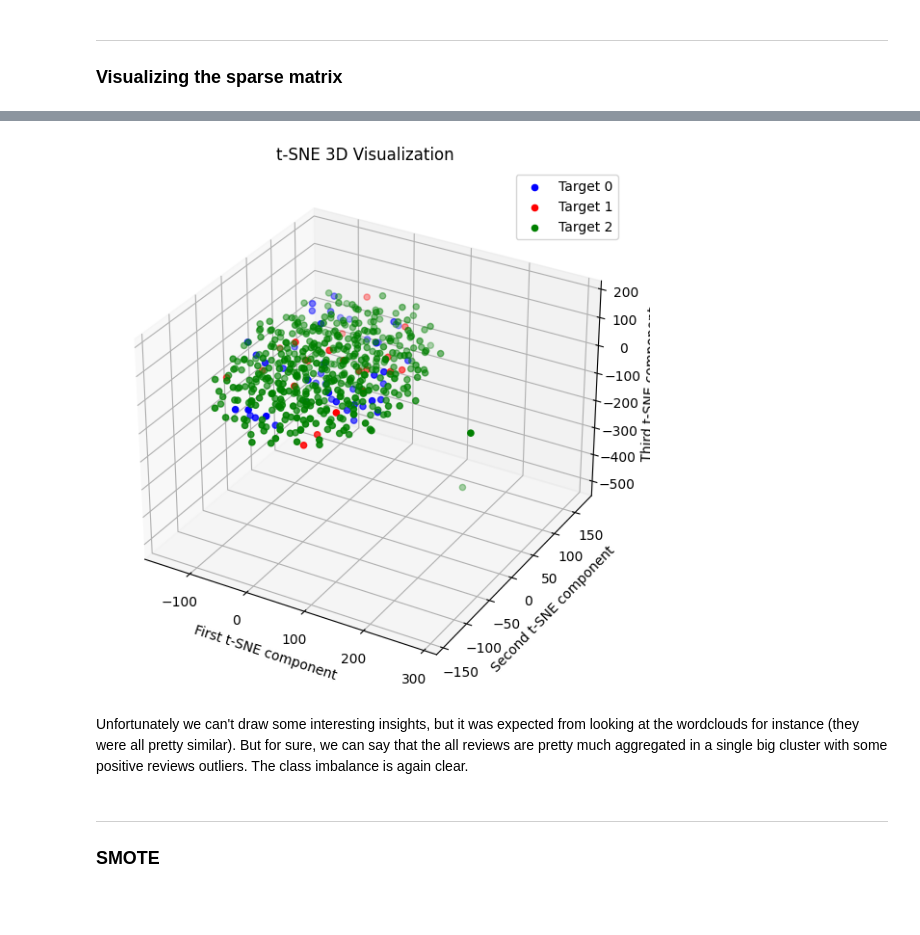
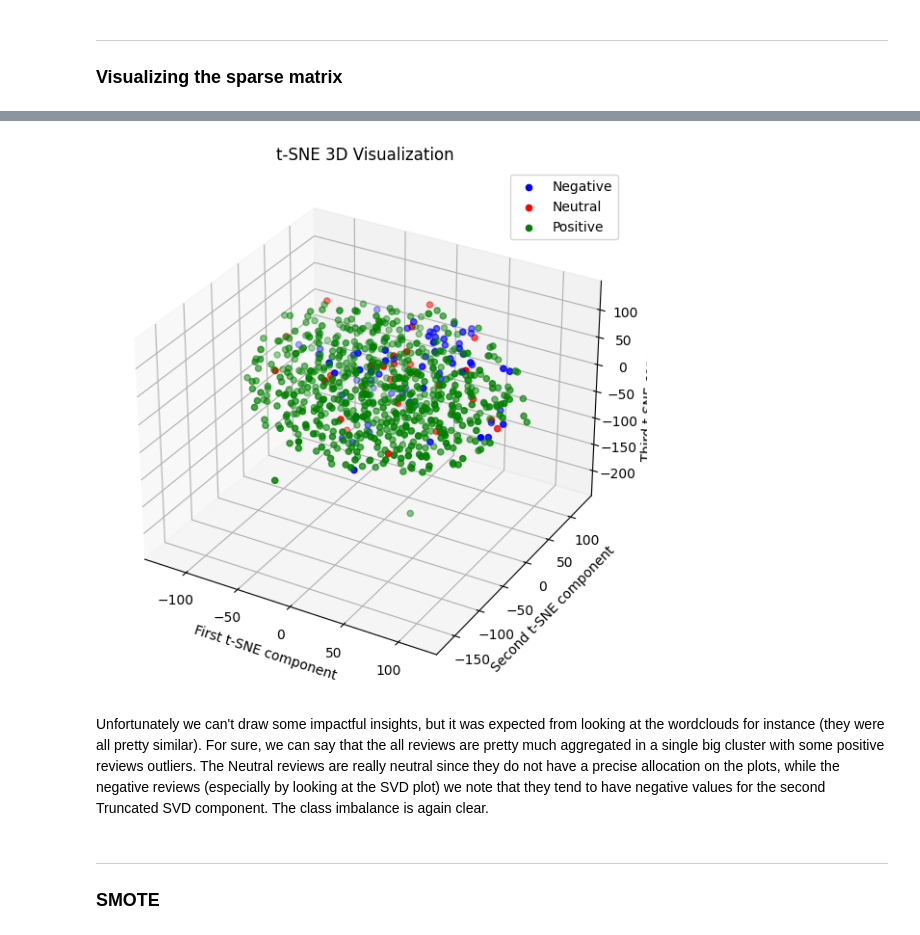
Before and after one commit to DavidAlexanderMoe/Sentiment-Analysis-and-Web-Scraping, a Jupyter notebook: Scripts/Analysis/3. Feature Engineering, Extraction and Selection.ipynb, the cells around one changed output, grey strips where cells are left out. Saved outputs shown, nothing was run; the diff lists cells and outputs as text; code cells hidden in the pictures; blank space fills up the shorter version.

```diff
--- a/Scripts/Analysis/3. Feature Engineering, Extraction and Selection.ipynb
+++ b/Scripts/Analysis/3. Feature Engineering, Extraction and Selection.ipynb
@@ -228,13 +232,14 @@ Tsvd = svd.fit_transform(X_train)
 # %%
 target_colors = ['blue', 'red', 'green']
-target_labels = y_train.values
+target_labels = y.values
+label_mapping = {2: "Positive", 1: "Neutral", 0: "Negative"}
 
 for value in set(target_labels):
     plt.scatter(
         Tsvd[target_labels == value, 0],
         Tsvd[target_labels == value, 1],
         color=target_colors[value],
-        label=f"Target {value}"
+        label=f"{label_mapping[value]}"
     )
 
 plt.title("Truncated SVD Visualization")
@@ -247,16 +252,17 @@ plt.show()
 # %%
 tsne = TSNE(n_components=2, random_state=42)
-embedded_tsne = tsne.fit_transform(X_train)
+embedded_tsne = tsne.fit_transform(X)
 # %%
 target_colors = ['blue', 'red', 'green']
-target_labels = y_train.values
+target_labels = y.values
+label_mapping = {2: "Positive", 1: "Neutral", 0: "Negative"}
 
 for value in set(target_labels):
     plt.scatter(
         embedded_tsne[target_labels == value, 1],
         embedded_tsne[target_labels == value, 0],
         color=target_colors[value],
-        label=f"Target {value}"
+        label=f"{label_mapping[value]}"
     )
 
 plt.title("t-SNE Visualization")
@@ -269,33 +275,34 @@ plt.show()
 # %%
 tsne = TSNE(n_components=3, random_state=42)
-embedded_tsne = tsne.fit_transform(X_train)
+embedded_tsne = tsne.fit_transform(X)
 # %%
 plt.style.use('default')
 # %%
 target_colors = ['blue', 'red', 'green']
-target_labels = y_train.values
+target_labels = y.values
+label_mapping = {2: "Positive", 1: "Neutral", 0: "Negative"}
 
 fig = plt.figure(figsize=(9,7))
 ax = fig.add_subplot(111, projection='3d')
 for value in set(target_labels):
     ax.scatter(
         embedded_tsne[target_labels == value, 0],
         embedded_tsne[target_labels == value, 1],
         embedded_tsne[target_labels == value, 2],
         color=target_colors[value],
-        label=f"Target {value}"
+        label=f"{label_mapping[value]}"
     )
 
 ax.set_title("t-SNE 3D Visualization")
 ax.set_xlabel("First t-SNE component")
 ax.set_ylabel("Second t-SNE component")
 ax.set_zlabel("Third t-SNE component")
 ax.legend()
 plt.show()
 # %% [output]
-[figure, old version]
+[figure, new version]
 # %% [markdown]
-Unfortunately we can't draw some interesting insights, but it was expected from looking at the wordclouds for instance (they were all pretty similar). But for sure, we can say that the all reviews are pretty much aggregated in a single big cluster with some positive reviews outliers. The class imbalance is again clear.
+Unfortunately we can't draw some impactful insights, but it was expected from looking at the wordclouds for instance (they were all pretty similar). For sure, we can say that the all reviews are pretty much aggregated in a single big cluster with some positive reviews outliers. The Neutral reviews are really neutral since they do not have a precise allocation on the plots, while the negative reviews (especially by looking at the SVD plot) we note that they tend to have negative values for the second Truncated SVD component. The class imbalance is again clear.
 # %%
 plt.style.use('ggplot')
 # %% [markdown]
```
Also changed, not shown: parts of 7 cells of this notebook.
